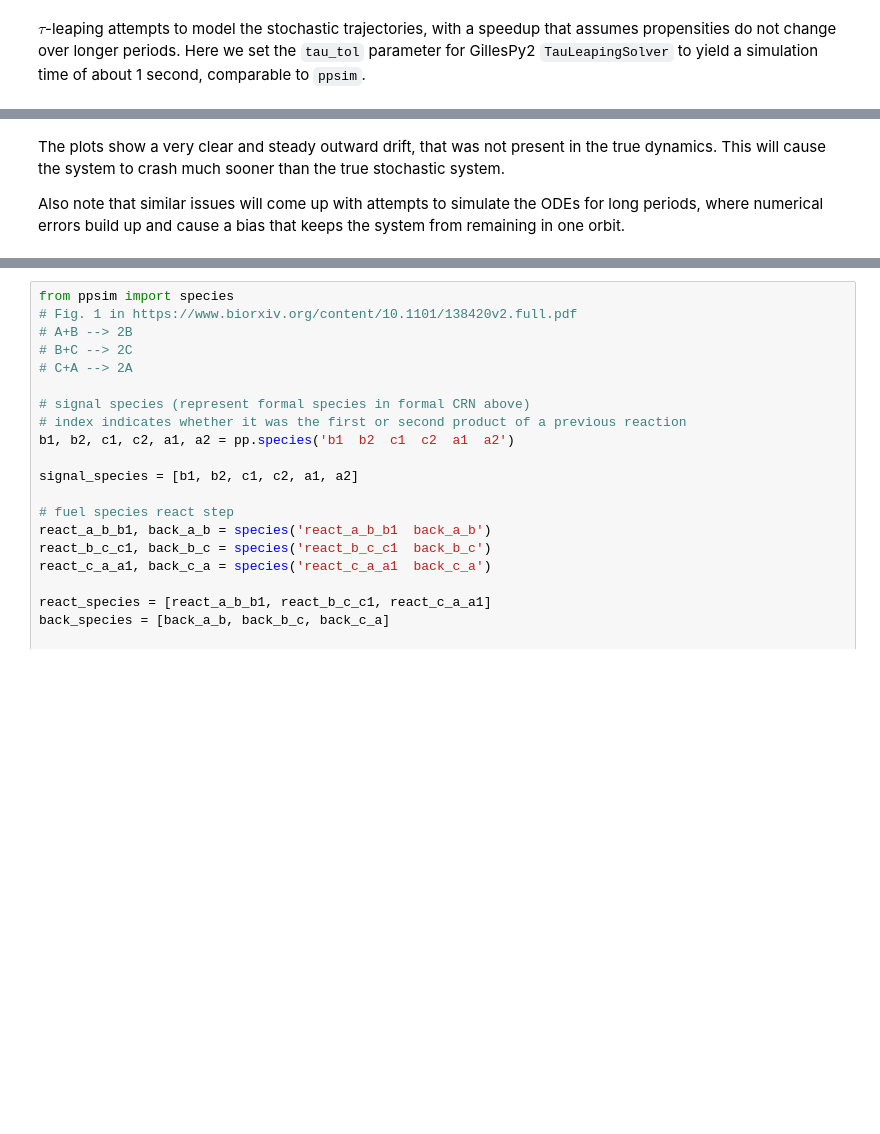
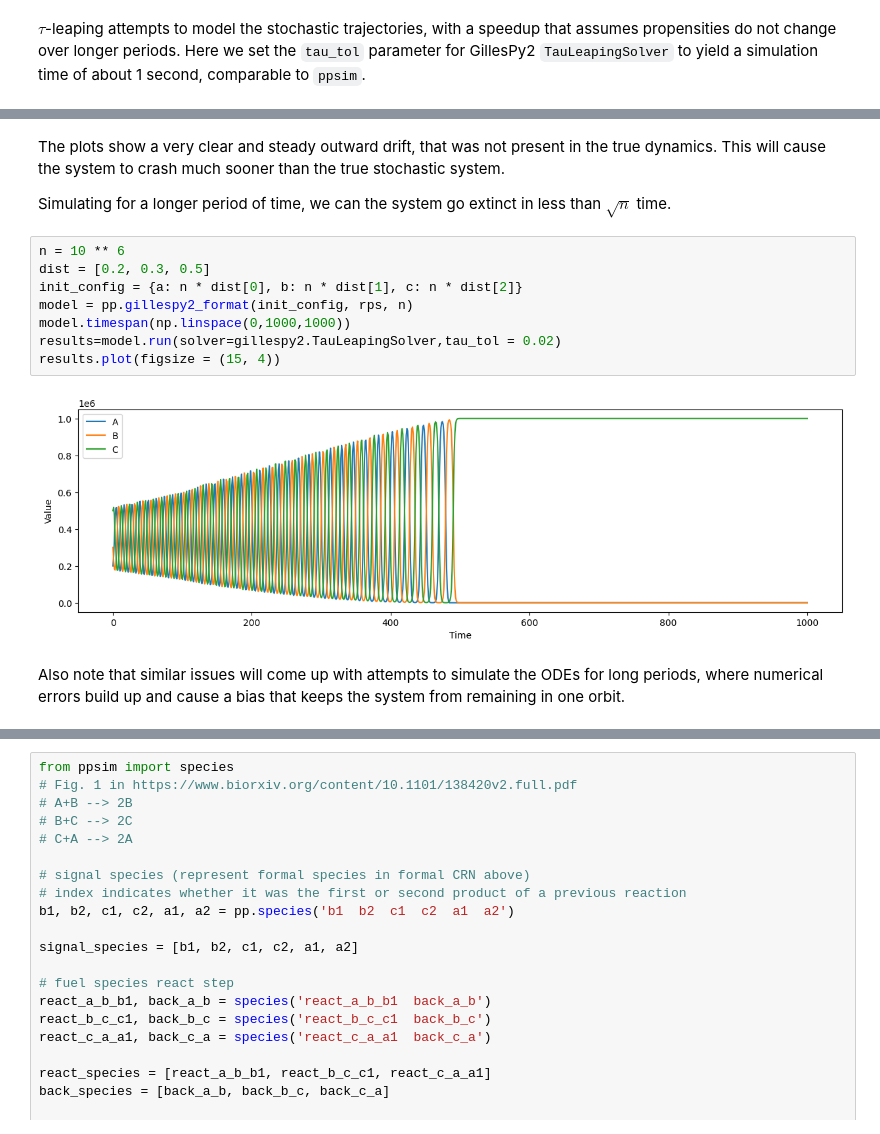
Before and after one commit to UC-Davis-molecular-computing/ppsim, a Jupyter notebook: examples/crn.ipynb, the cells around one changed output, grey strips where cells are left out. Cells and saved outputs as stored; diff of their text form; blank space fills up the shorter version.

Commit message:
Update crn.ipynb
Added example with tau leaping running to extinction

```diff
--- a/examples/crn.ipynb
+++ b/examples/crn.ipynb
@@ -622,6 +622,18 @@ Wall time: 994 ms
+# %% [markdown]
+The plots show a very clear and steady outward drift, that was not present in the true dynamics. This will cause the system to crash much sooner than the true stochastic system.
+
+Simulating for a longer period of time, we can the system go extinct in less than $\sqrt{n}$ time.
+# %%
+n = 10 ** 6
+dist = [0.2, 0.3, 0.5]
+init_config = {a: n * dist[0], b: n * dist[1], c: n * dist[2]}
+model = pp.gillespy2_format(init_config, rps, n)
+model.timespan(np.linspace(0,1000,1000))
+results=model.run(solver=gillespy2.TauLeapingSolver,tau_tol = 0.02)
+results.plot(figsize = (15, 4))
+# %% [output]
+[figure, added]
 # %% [markdown]
-The plots show a very clear and steady outward drift, that was not present in the true dynamics. This will cause the system to crash much sooner than the true stochastic system.
-
 Also note that similar issues will come up with attempts to simulate the ODEs for long periods, where numerical errors build up and cause a bias that keeps the system from remaining in one orbit.
 # %% [markdown]
 # DSD oscillator
```
Also changed, not shown: parts of 6 cells of this notebook.
